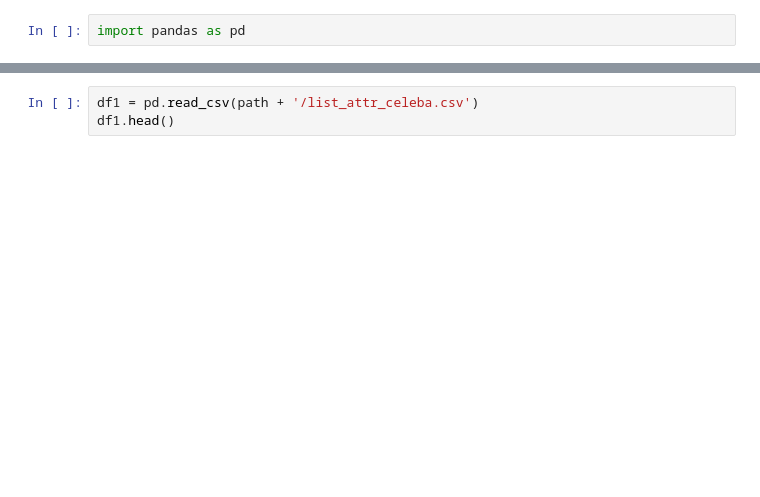
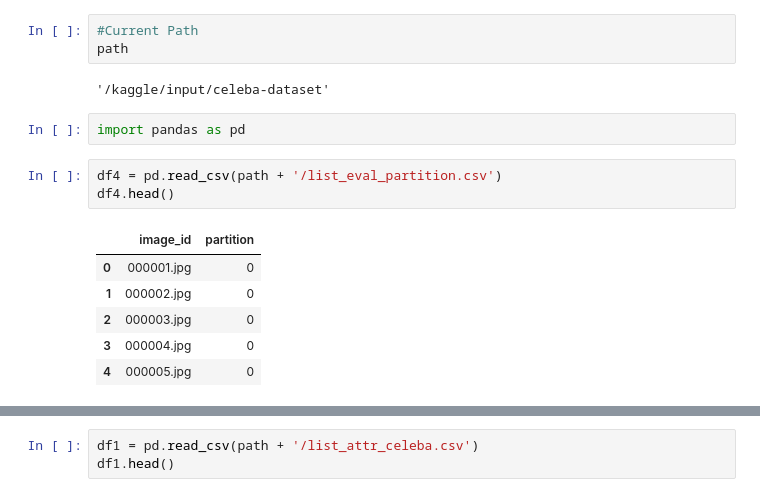
Before and after one commit to haroonkhan02/Advanced-Facial-Recognition-Spoof-Detection-System, a Jupyter notebook: Advanced_Facial_Recognition_&_Spoof_Detection_System.ipynb, the cells around one changed output, grey strips where cells are left out. Drawn from its saved outputs; the diff is of its cells as text; blank space fills up the shorter version.

```diff
--- a/Advanced_Facial_Recognition_&_Spoof_Detection_System.ipynb
+++ b/Advanced_Facial_Recognition_&_Spoof_Detection_System.ipynb
@@ -14,2 +23,17 @@ path
+# %%
+#Current Path
+path
+# %% [output]
+'/kaggle/input/celeba-dataset'
 # %%
 import pandas as pd
+# %%
+df4 = pd.read_csv(path + '/list_eval_partition.csv')
+df4.head()
+# %% [output]
+|  | image_id | partition |
+| 0 | 000001.jpg | 0 |
+| 1 | 000002.jpg | 0 |
+| 2 | 000003.jpg | 0 |
+| 3 | 000004.jpg | 0 |
+| 4 | 000005.jpg | 0 |
```
Also changed, not shown: parts of 5 cells of this notebook.
